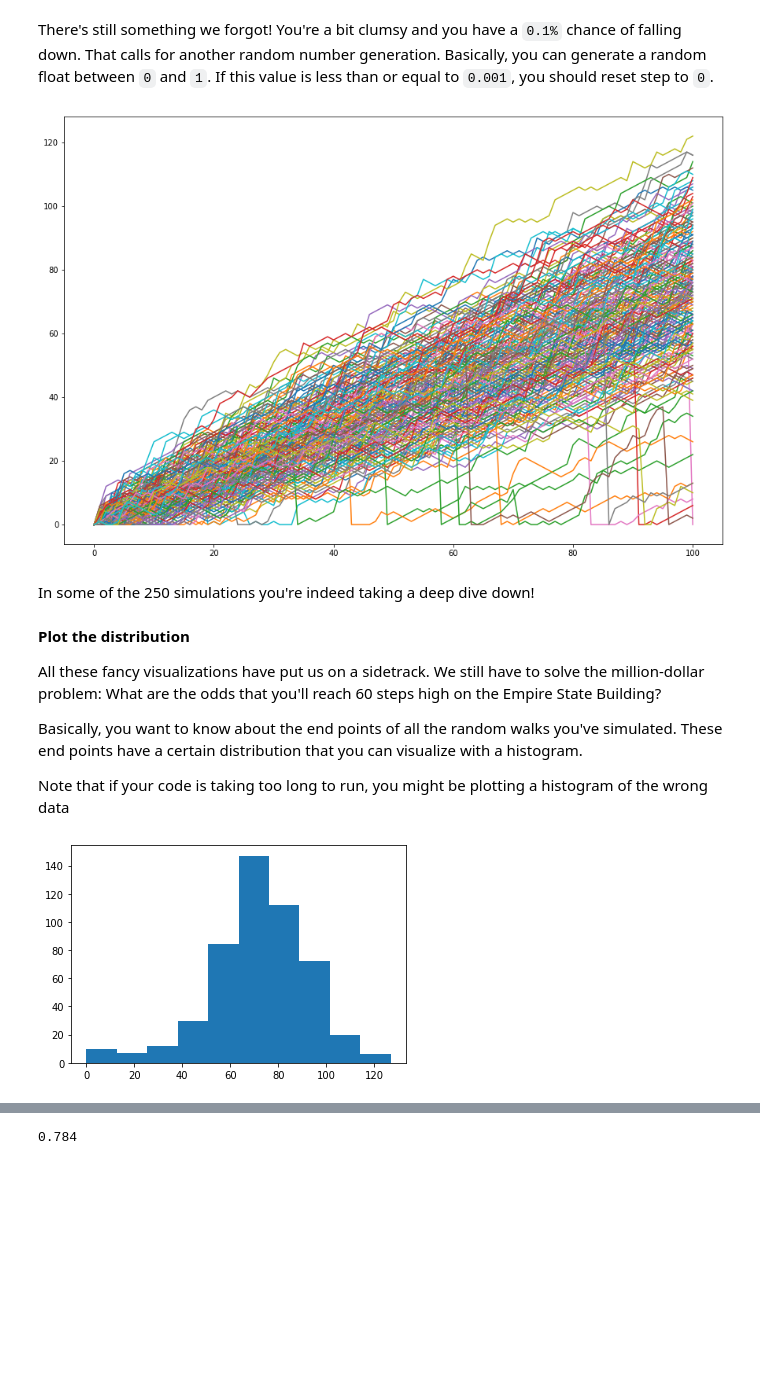
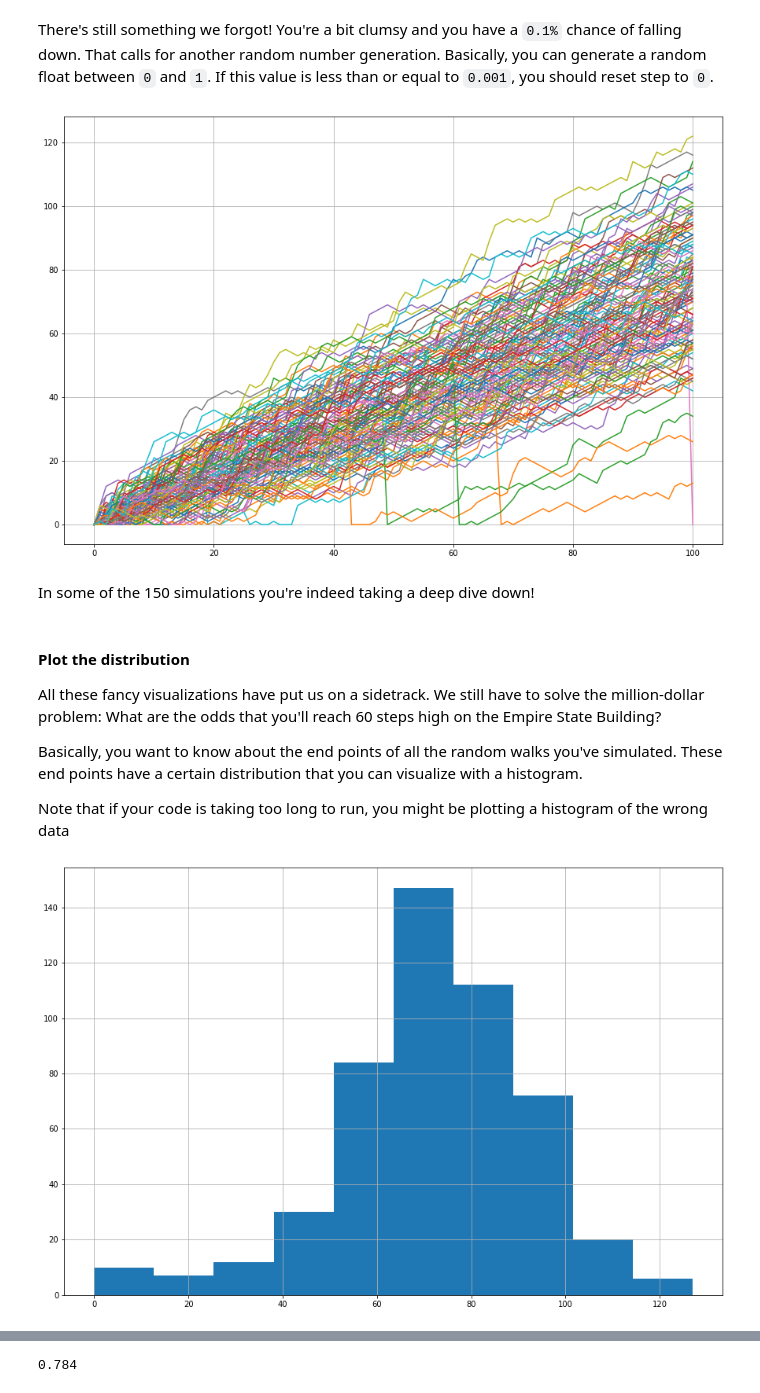
Before and after one commit to mohd-faizy/CAREER-TRACK-Data-Scientist-with-Python, a Jupyter notebook: 02_Intermediate Python/Intermediate_Python.ipynb, the cells around one changed output, grey strips where cells are left out. Cells and saved outputs as stored; diff of their text form; code cells hidden in the pictures; blank space fills up the shorter version.

```diff
--- a/02_Intermediate Python/Intermediate_Python.ipynb
+++ b/02_Intermediate Python/Intermediate_Python.ipynb
@@ -1563,11 +1563,11 @@ print(step)
 # %%
 # Head or tail
 import numpy as np
-np.random.seed(42)
+np.random.seed(123)
 
 outcome = []
 
-for  x in range(10):
+for  x in range(2):
     coin = np.random.randint(0, 2)
     if coin == 0:
         outcome.append("Head")
@@ -1784,8 +1825,8 @@ import numpy as np
 np.random.seed(123)
 all_walks = []
 
-# Simulate random walk 250 times
-for i in range(250) :
+# Simulate random walk 150 times
+for i in range(150) :
     random_walk = [0]
     for x in range(100) :
         step = random_walk[-1]
@@ -1808,13 +1849,14 @@ for i in range(250) :
 plt.figure(figsize=(15, 10))
 np_aw_t = np.transpose(np.array(all_walks))
 plt.plot(np_aw_t)
+plt.grid(True)
 plt.show()
 # %% [output]
-[figure, old version]
+[figure, new version]
 # %% [markdown]
-In some of the 250 simulations you're indeed taking a deep dive down!
+In some of the 150 simulations you're indeed taking a deep dive down!
 # %% [markdown]
-**Plot the distribution**
+#### **Plot the distribution**
 
 All these fancy visualizations have put us on a sidetrack. We still have to solve the million-dollar problem: What are the odds that you'll reach 60 steps high on the Empire State Building?
 
@@ -1827,32 +1869,34 @@ import numpy as np
 np.random.seed(123)
 all_walks = []
 
 # Simulate random walk 500 times
 for i in range(500) :
     random_walk = [0]
     for x in range(100) :
         step = random_walk[-1]
         dice = np.random.randint(1,7)
         if dice <= 2:
             step = max(0, step - 1)
         elif dice <= 5:
             step = step + 1
         else:
             step = step + np.random.randint(1,7)
         if np.random.rand() <= 0.001 :
             step = 0
         random_walk.append(step)
     all_walks.append(random_walk)
 
 # Create and plot np_aw_t
 np_aw_t = np.transpose(np.array(all_walks))
 
 # Select last row from np_aw_t: ends
 ends = np.array(np_aw_t[-1])
 
 # Plot histogram of ends, display plot
+plt.figure(figsize=(15, 10))
 plt.hist(ends)
+plt.grid(True)
 plt.show()
 # %% [output]
-[figure, old version]
+[figure, new version]
 # %% [markdown]
```
Also changed, not shown: parts of 18 cells of this notebook, 6 other files.
